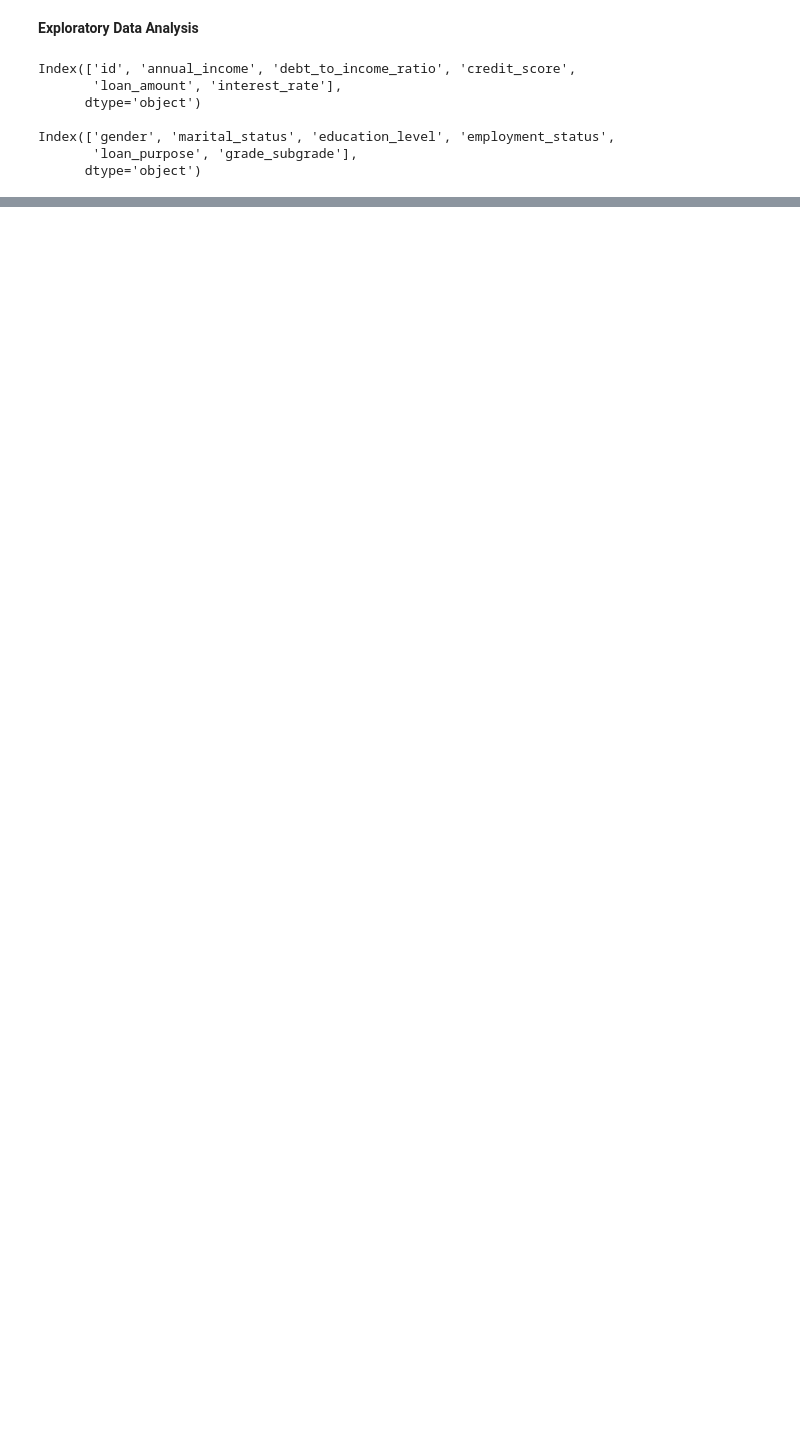
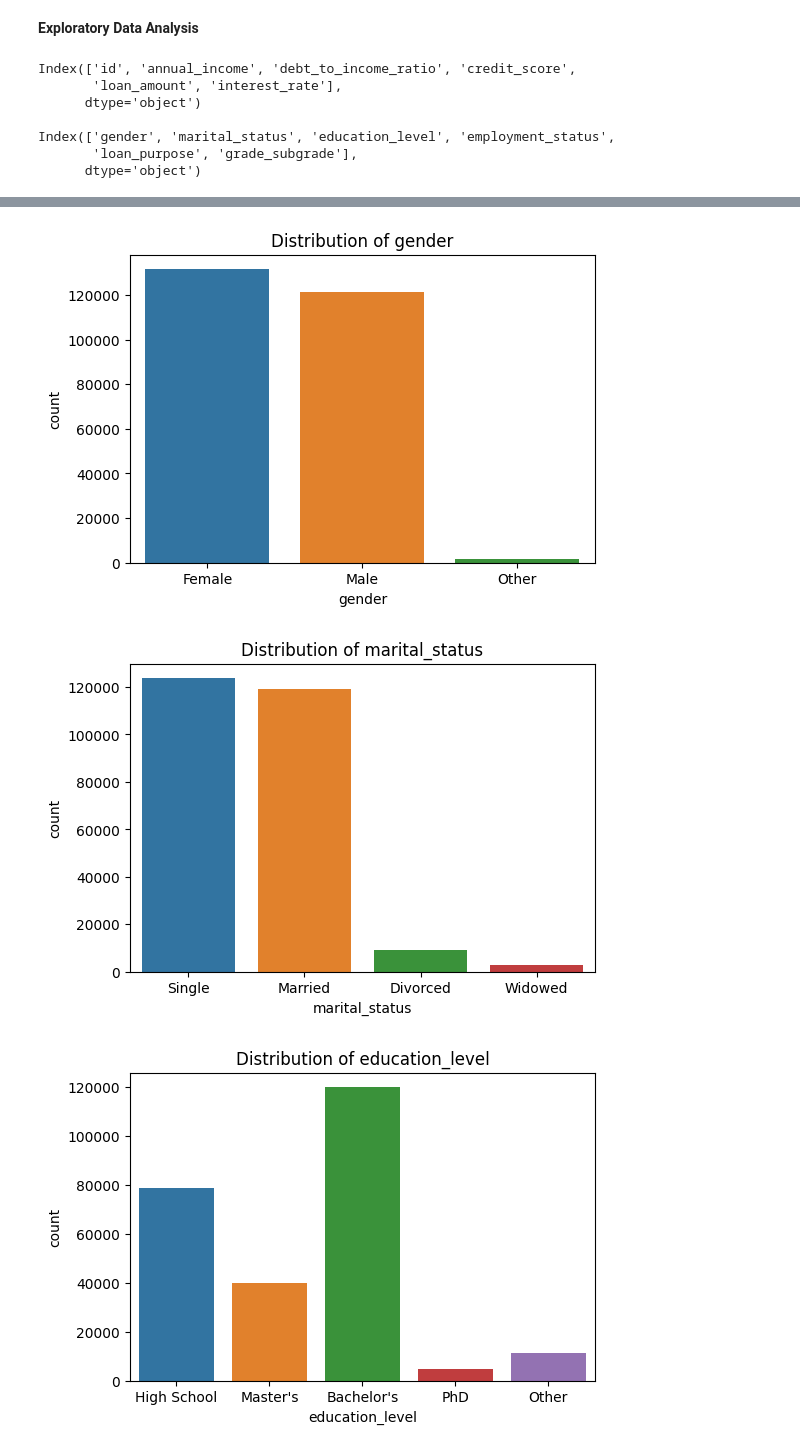
Before and after one commit to Olajcodes/Machine_Learning_Projects, a Jupyter notebook: predicting_loan_payback/eda.ipynb, the cells around one changed output, grey strips where cells are left out. Drawn from its saved outputs; the diff is of its cells as text; code cells hidden in the pictures; blank space fills up the shorter version.

```diff
--- a/predicting_loan_payback/eda.ipynb
+++ b/predicting_loan_payback/eda.ipynb
@@ -113,0 +194,13 @@ Index(['gender', 'marital_status', 'education_level', 'employment_status',
+# %%
+def categorical_distribution(df, feature):
+    for col in cat_col:
+        plt.figure(figsize=(6,4))
+        sns.countplot(data=df, x=df[col], hue=col)
+        plt.title(f"Distribution of {col}")
+# %%
+# Calling the function to print them out
+categorical_distribution(df, cat_col)
+# %% [output]
+[figure, added]
+[figure, added]
+[figure, added]
```
Also changed, not shown: parts of 6 cells of this notebook, 1 other file.
